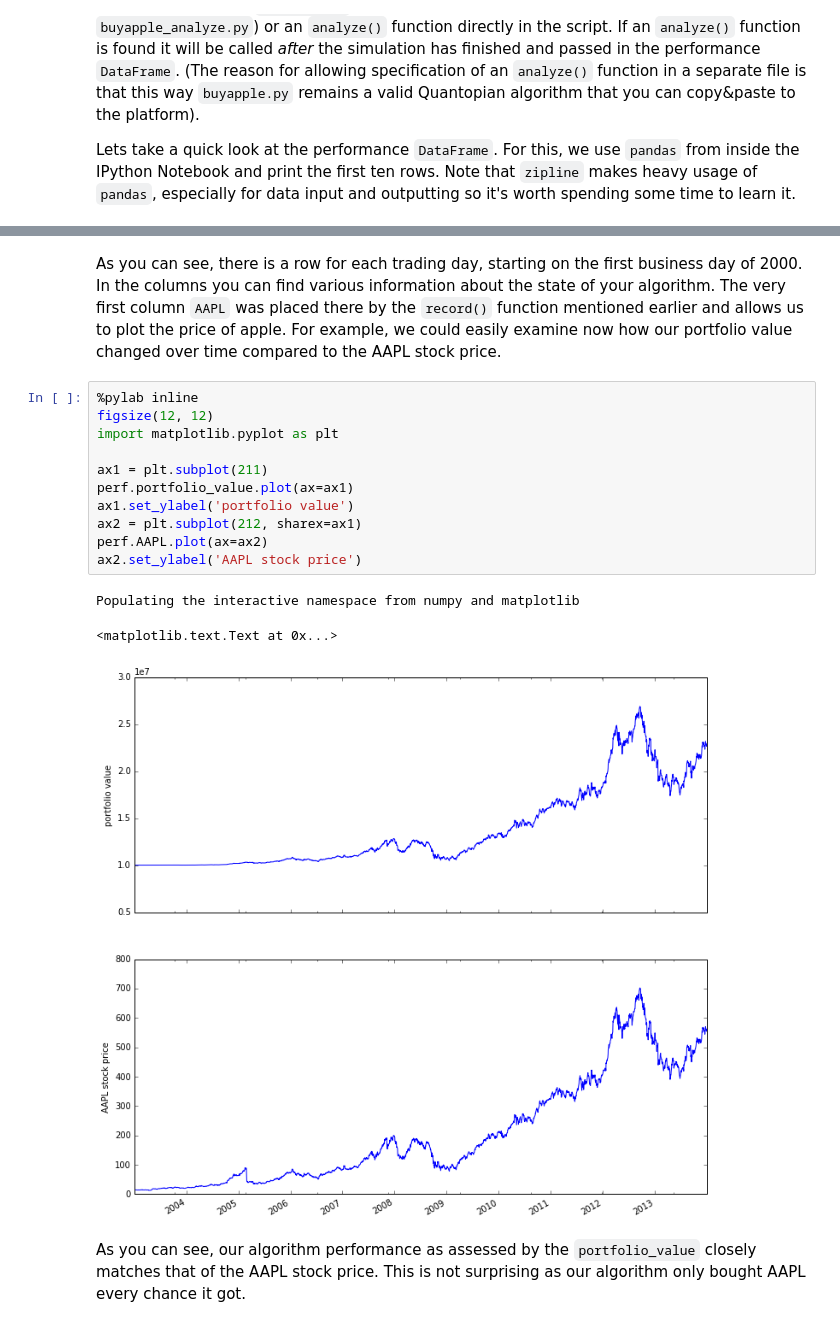
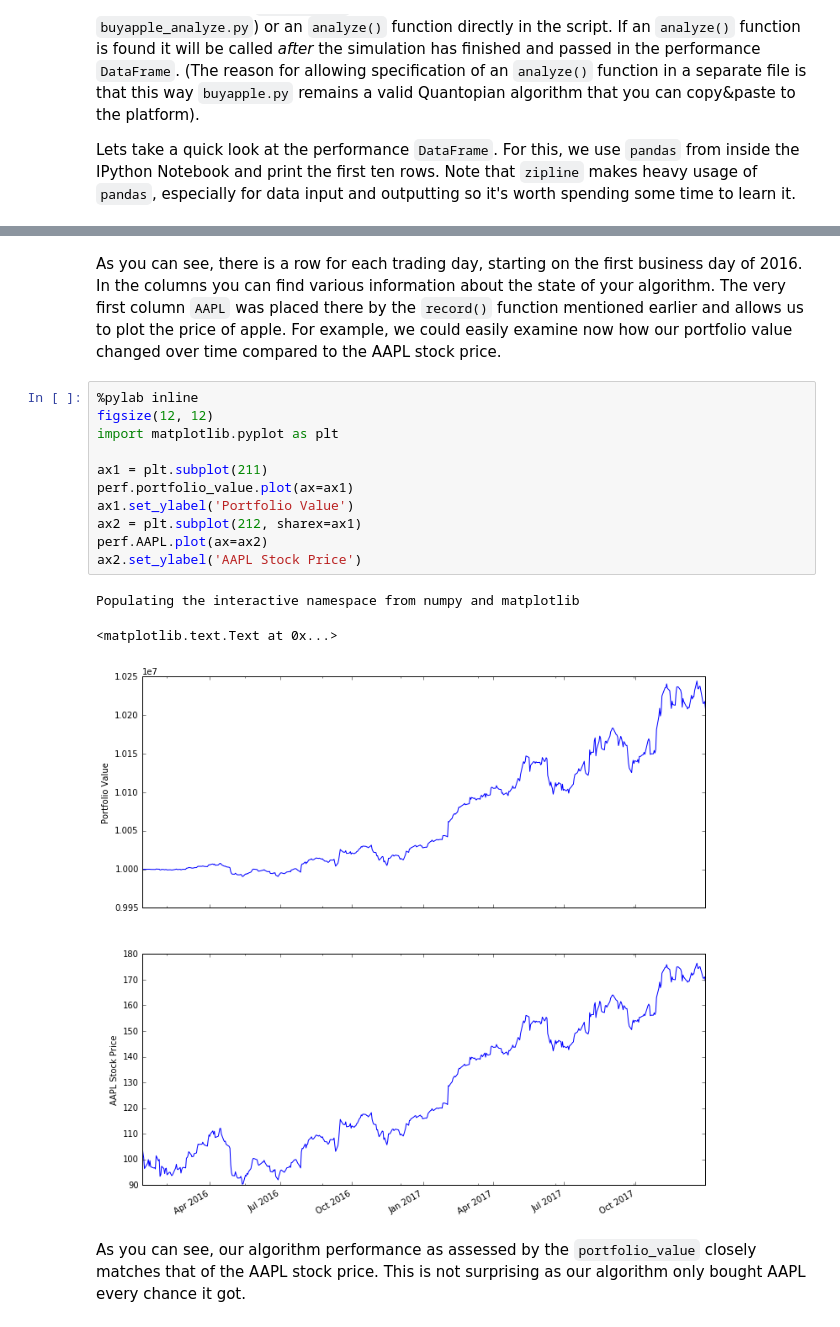
Before and after one commit to chalant/pluto, a Jupyter notebook: docs/notebooks/tutorial.ipynb, the cells around one changed output, grey strips where cells are left out. Saved outputs shown, nothing was run; the diff lists cells and outputs as text.

```diff
--- a/docs/notebooks/tutorial.ipynb
+++ b/docs/notebooks/tutorial.ipynb
@@ -136,20 +132,20 @@ perf.head()
 # %% [markdown]
-As you can see, there is a row for each trading day, starting on the first business day of 2000. In the columns you can find various information about the state of your algorithm. The very first column `AAPL` was placed there by the `record()` function mentioned earlier and allows us to plot the price of apple. For example, we could easily examine now how our portfolio value changed over time compared to the AAPL stock price.
+As you can see, there is a row for each trading day, starting on the first business day of 2016. In the columns you can find various information about the state of your algorithm. The very first column `AAPL` was placed there by the `record()` function mentioned earlier and allows us to plot the price of apple. For example, we could easily examine now how our portfolio value changed over time compared to the AAPL stock price.
 # %%
 %pylab inline
 figsize(12, 12)
 import matplotlib.pyplot as plt
 
 ax1 = plt.subplot(211)
 perf.portfolio_value.plot(ax=ax1)
-ax1.set_ylabel('portfolio value')
+ax1.set_ylabel('Portfolio Value')
 ax2 = plt.subplot(212, sharex=ax1)
 perf.AAPL.plot(ax=ax2)
-ax2.set_ylabel('AAPL stock price')
+ax2.set_ylabel('AAPL Stock Price')
 # %% [output]
 Populating the interactive namespace from numpy and matplotlib
 <matplotlib.text.Text at 0x...>
-[figure, old version]
+[figure, new version]
 # %% [markdown]
 As you can see, our algorithm performance as assessed by the `portfolio_value` closely matches that of the AAPL stock price. This is not surprising as our algorithm only bought AAPL every chance it got.
 # %% [markdown]
```
Also changed, not shown: parts of 11 cells of this notebook, 6 other files.
